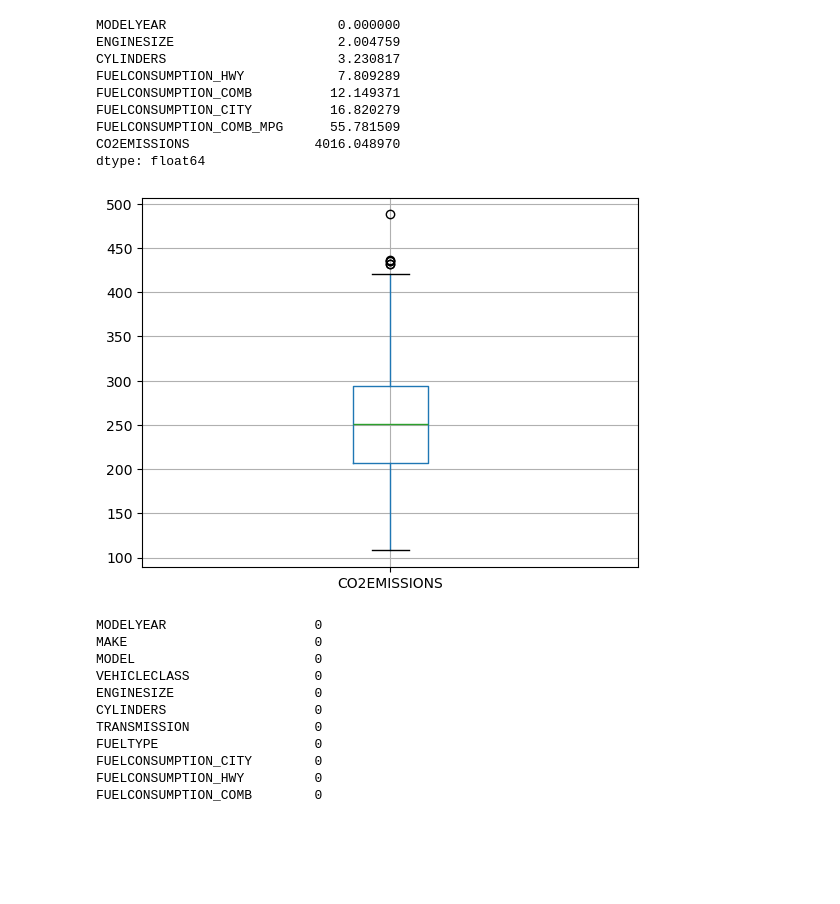
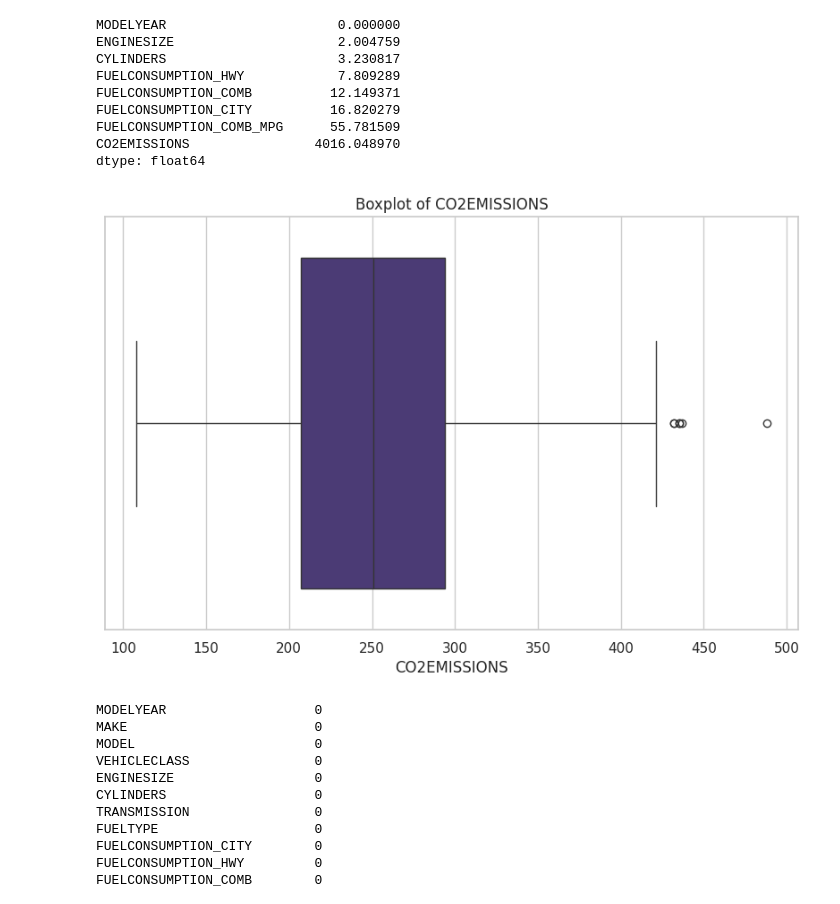
Before and after one commit to aliowx/end-to-end-ml-pipeline, a Jupyter notebook: notebook/01_fuel_consumption_eda.ipynb, the cells around one changed output. Cells and saved outputs as stored; diff of their text form; code cells hidden in the pictures; blank space fills up the shorter version.

```diff
--- a/notebook/01_fuel_consumption_eda.ipynb
+++ b/notebook/01_fuel_consumption_eda.ipynb
@@ -6,3 +10,22 @@ df = pd.read_csv(r'../data/FuelConsumption.csv')
+# %%
+DATA_PATH = "../data/FuelConsumption.csv"
+# %%
+def load_data(file_path):
+	df = pd.read_csv(file_path)
+	return df
+# %%
+df = load_data(DATA_PATH)
+# %%
+def clean_data(df):
+    df = df.copy()
+
+    df = df.drop_duplicates()
+
+    df = df.dropna()
+
+    return df
+
+df = clean_data(df)
 # %%
 df.head()
 # %% [output]
@@ -109,10 +151,15 @@ FUELCONSUMPTION_COMB_MPG      55.781509
 CO2EMISSIONS                4016.048970
 dtype: float64
 # %%
-df.boxplot(column="CO2EMISSIONS")
-plt.show()
+def plot_box(df, col):
+    plt.figure()
+    sns.boxplot(x=df[col])
+    plt.title(f"Boxplot of {col}")
+    plt.show()
+
+plot_box(df, "CO2EMISSIONS")
 # %% [output]
-[figure, old version]
+[figure, new version]
 # %%
 df.isna().sum()
 # %% [output]
```
Also changed, not shown: parts of 17 cells of this notebook.
